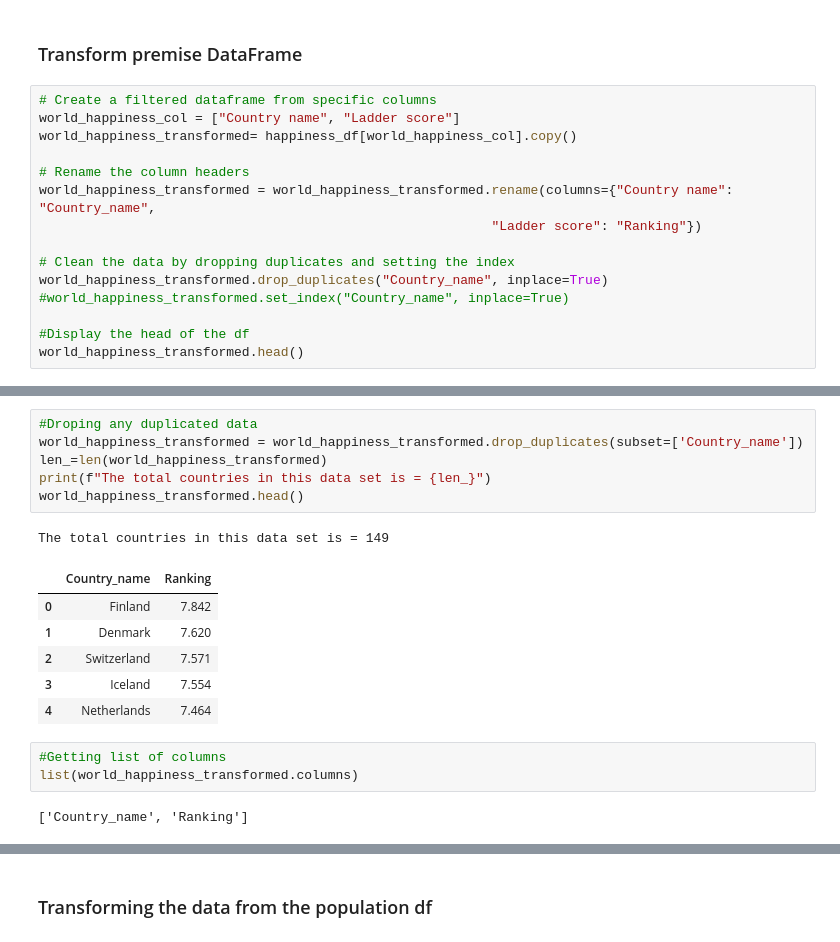
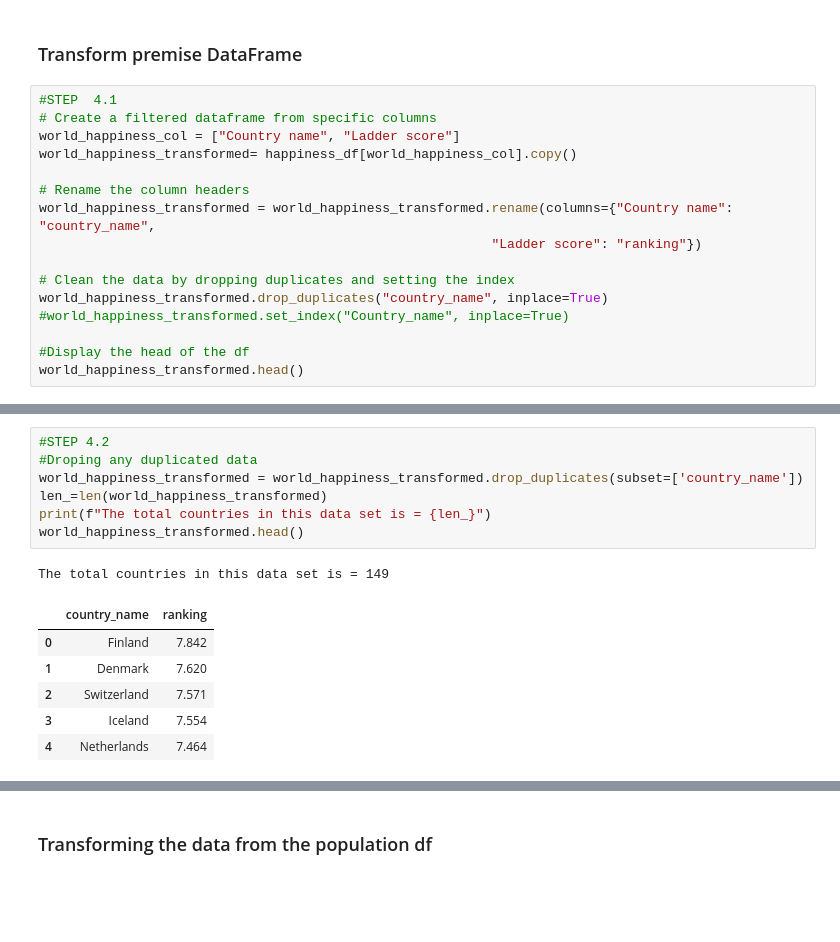
Before and after one commit to jdstrode/ETL-Challenge, a Jupyter notebook: da/templates/script_template.ipynb, the cells around one changed output, grey strips where cells are left out. Saved outputs shown, nothing was run; the diff lists cells and outputs as text; blank space fills up the shorter version.

```diff
--- a/da/templates/script_template.ipynb
+++ b/da/templates/script_template.ipynb
@@ -28,16 +30,17 @@ happiness_df.head()
 # %% [markdown]
 ### Transform premise DataFrame
 # %%
+#STEP  4.1
 # Create a filtered dataframe from specific columns
 world_happiness_col = ["Country name", "Ladder score"]
 world_happiness_transformed= happiness_df[world_happiness_col].copy()
 
 # Rename the column headers
-world_happiness_transformed = world_happiness_transformed.rename(columns={"Country name": "Country_name",
-                                                          "Ladder score": "Ranking"})
+world_happiness_transformed = world_happiness_transformed.rename(columns={"Country name": "country_name",
+                                                          "Ladder score": "ranking"})
 
 # Clean the data by dropping duplicates and setting the index
-world_happiness_transformed.drop_duplicates("Country_name", inplace=True)
+world_happiness_transformed.drop_duplicates("country_name", inplace=True)
 #world_happiness_transformed.set_index("Country_name", inplace=True)
 
 #Display the head of the df
@@ -50,22 +53,18 @@ world_happiness_transformed.head()
 | 3 | Iceland | 7.554 |
 | 4 | Netherlands | 7.464 |
 # %%
+#STEP 4.2
 #Droping any duplicated data
-world_happiness_transformed = world_happiness_transformed.drop_duplicates(subset=['Country_name'])
+world_happiness_transformed = world_happiness_transformed.drop_duplicates(subset=['country_name'])
 len_=len(world_happiness_transformed)
 print(f"The total countries in this data set is = {len_}")
 world_happiness_transformed.head()
 # %% [output]
 The total countries in this data set is = 149
-|  | Country_name | Ranking |
+|  | country_name | ranking |
 | 0 | Finland | 7.842 |
 | 1 | Denmark | 7.620 |
 | 2 | Switzerland | 7.571 |
 | 3 | Iceland | 7.554 |
 | 4 | Netherlands | 7.464 |
-# %%
-#Getting list of columns
-list(world_happiness_transformed.columns)
-# %% [output]
-['Country_name', 'Ranking']
 # %%
```
Also changed, not shown: parts of 47 cells of this notebook, 4 other files.
